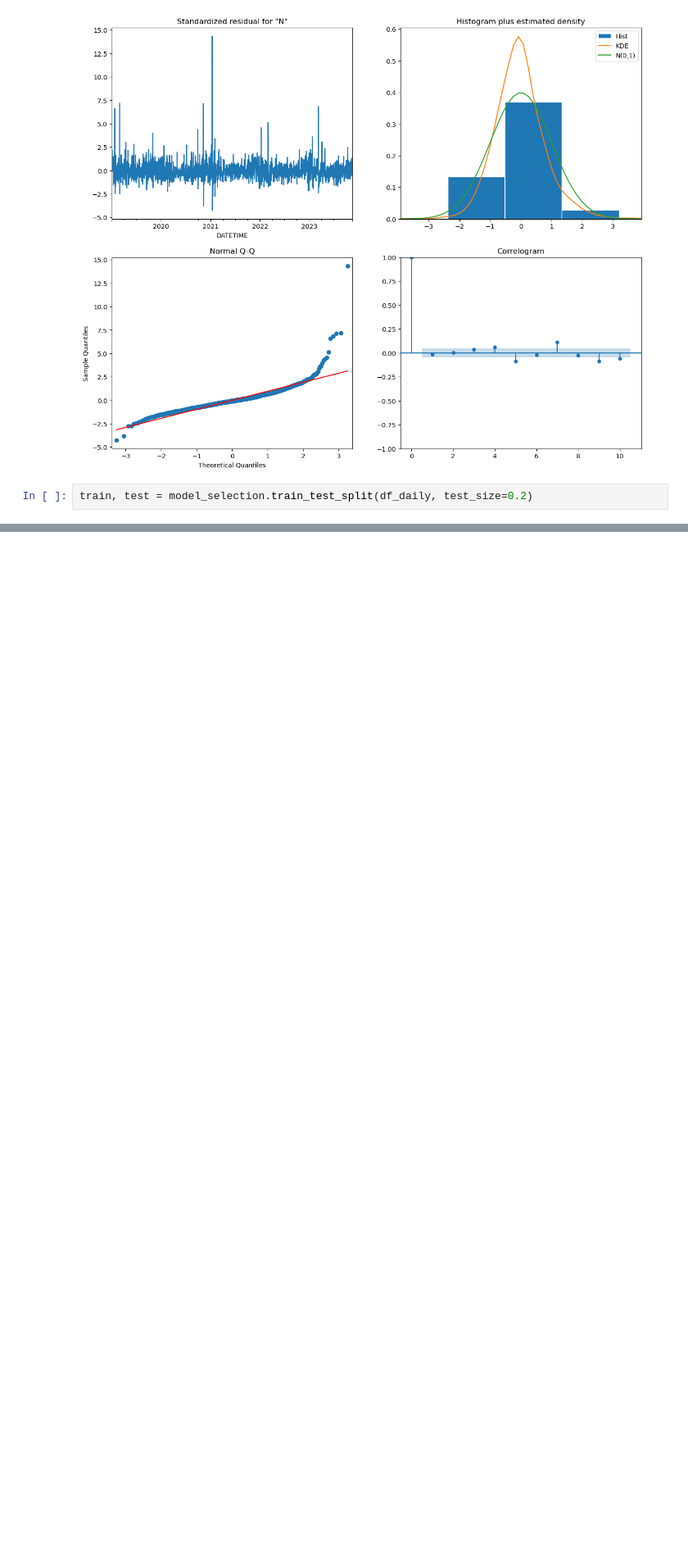
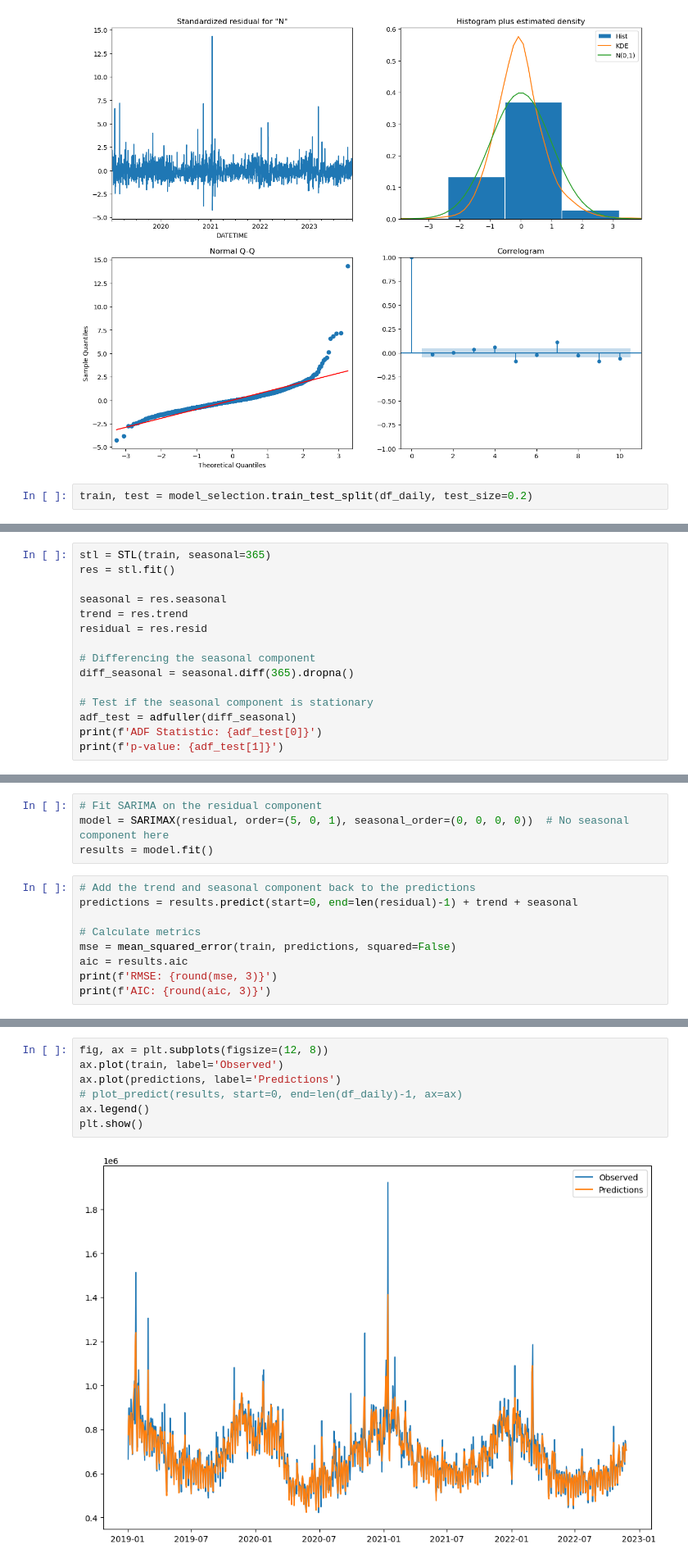
Before and after one commit to soerenssch/businessanalytics, a Jupyter notebook: models/deterministic_models.ipynb, the cells around one changed output, grey strips where cells are left out. Shown at 82% size. Cells and saved outputs as stored; diff of their text form; blank space fills up the shorter version.

```diff
--- a/models/deterministic_models.ipynb
+++ b/models/deterministic_models.ipynb
@@ -353,0 +345,15 @@ print(sarima_result.summary())
+# %%
+stl = STL(train, seasonal=365)
+res = stl.fit()
+
+seasonal = res.seasonal
+trend = res.trend
+residual = res.resid
+
+# Differencing the seasonal component
+diff_seasonal = seasonal.diff(365).dropna()
+
+# Test if the seasonal component is stationary
+adf_test = adfuller(diff_seasonal)
+print(f'ADF Statistic: {adf_test[0]}')
+print(f'p-value: {adf_test[1]}')
@@ -353,0 +363,13 @@ print(sarima_result.summary())
+# %%
+# Fit SARIMA on the residual component
+model = SARIMAX(residual, order=(5, 0, 1), seasonal_order=(0, 0, 0, 0))  # No seasonal component here
+results = model.fit()
+# %%
+# Add the trend and seasonal component back to the predictions
+predictions = results.predict(start=0, end=len(residual)-1) + trend + seasonal
+
+# Calculate metrics
+mse = mean_squared_error(train, predictions, squared=False)
+aic = results.aic
+print(f'RMSE: {round(mse, 3)}')
+print(f'AIC: {round(aic, 3)}')
@@ -354 +379,10 @@ print(sarima_result.summary())
+# %%
+fig, ax = plt.subplots(figsize=(12, 8))
+ax.plot(train, label='Observed')
+ax.plot(predictions, label='Predictions')
+# plot_predict(results, start=0, end=len(df_daily)-1, ax=ax)
+ax.legend()
+plt.show()
+# %% [output]
+[figure, added]
 # %%
```
Also changed, not shown: parts of 7 cells of this notebook.
